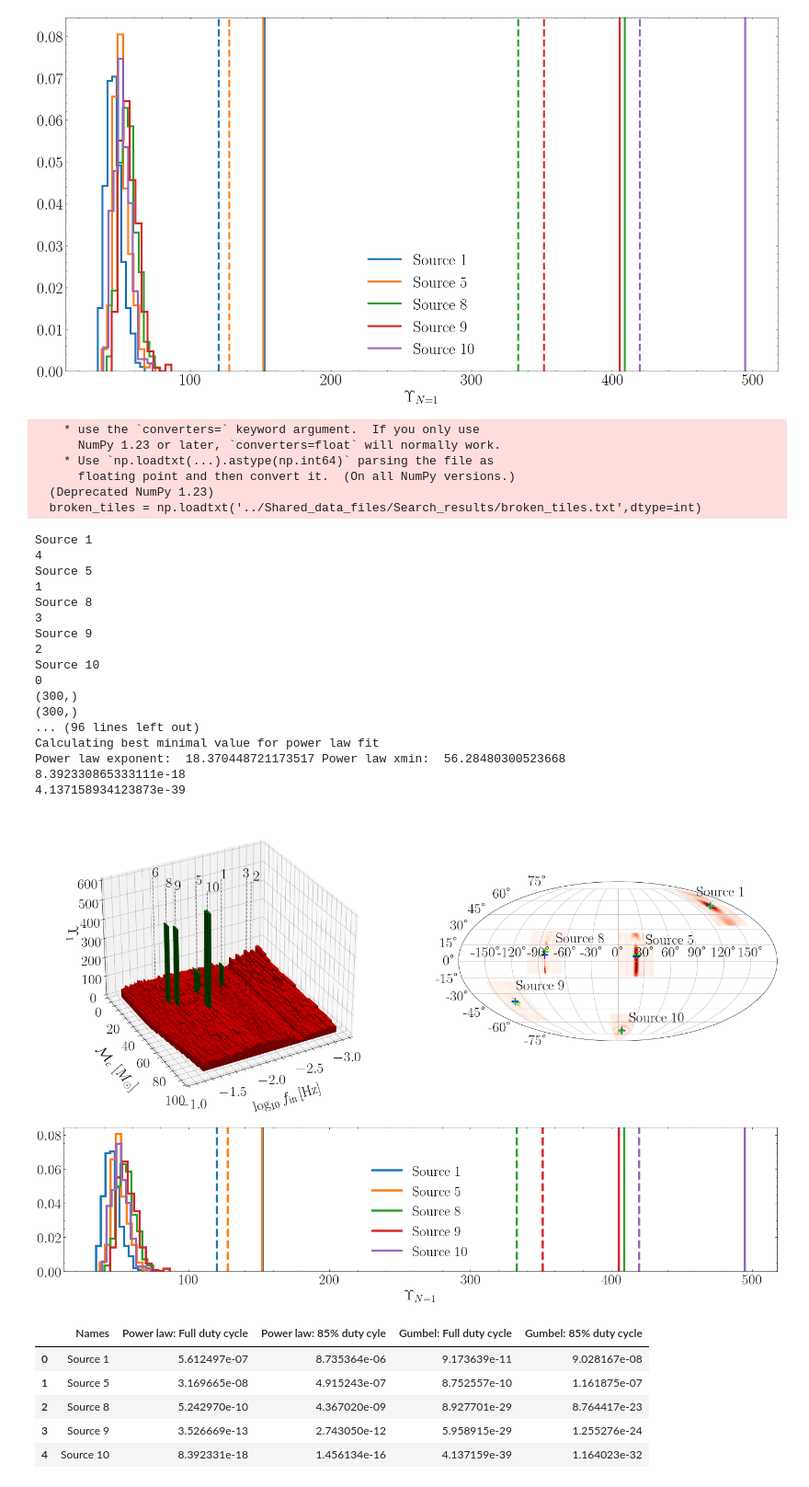
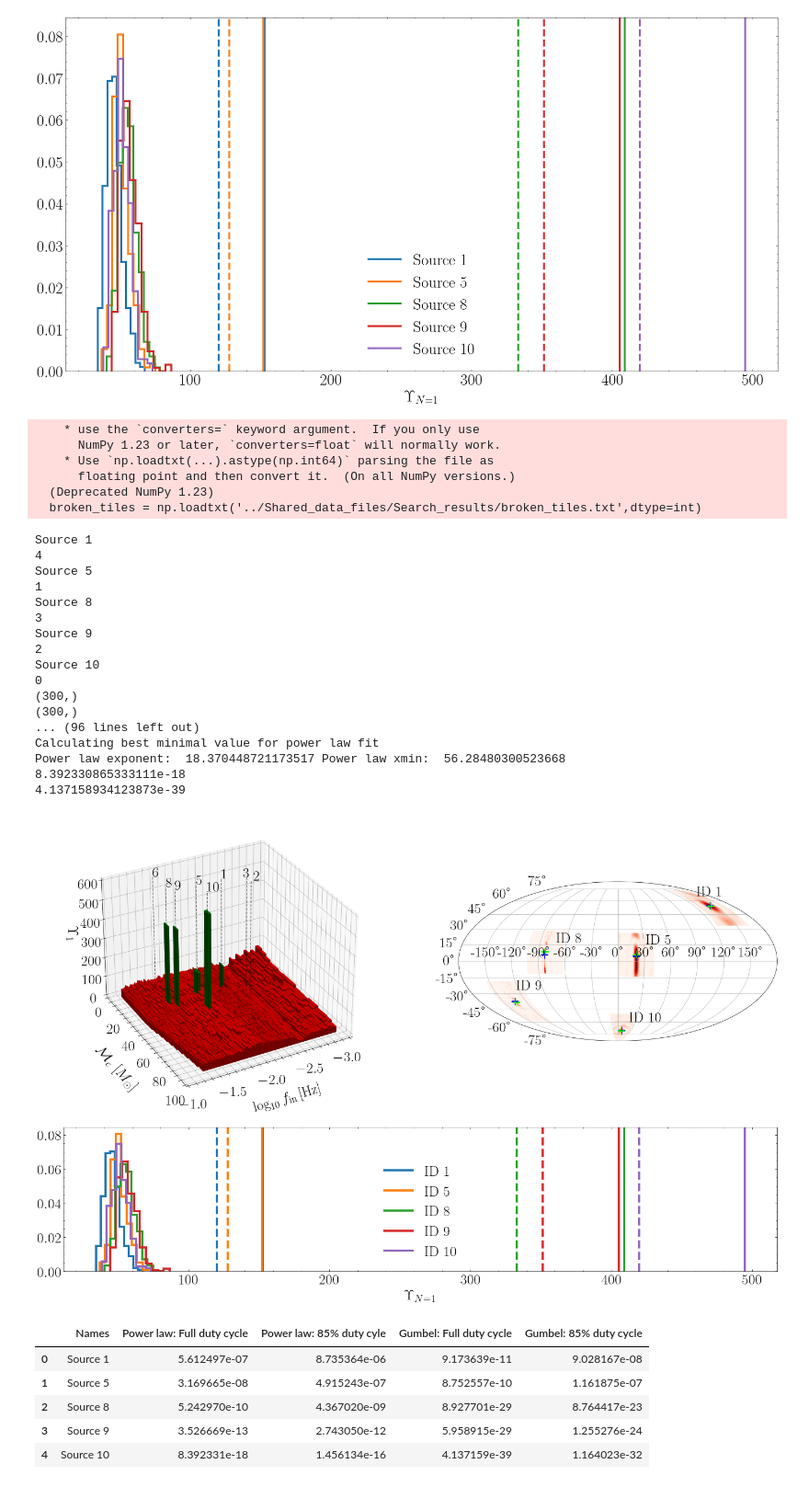
Before and after one commit to dig07/Yorsh-End-to-end-search, a Jupyter notebook: Fig.2/Fig2.ipynb, the cells around one changed output. Shown: that part at 92% size. Drawn from its saved outputs; the diff is of its cells as text; code cells hidden in the pictures.

```diff
--- a/Fig.2/Fig2.ipynb
+++ b/Fig.2/Fig2.ipynb
@@ -413,9 +413,9 @@ for index,sobbh in catalog.iterrows():
 
     # ax0_1.axvline(ecliptic_long_injected-np.pi,ymin = np.min(Y),ymax=np.max(Y),color='b',ls='--',lw=1)
 
+    name_replacement = sobbh['Name'].replace('Source','ID')
 
-
-    ax0_1.text((ecliptic_long_injected-np.pi)+0.2,ecliptic_lat_injected+0.2,sobbh['Name'])
+    ax0_1.text((ecliptic_long_injected-np.pi)+0.2,ecliptic_lat_injected+0.2,name_replacement)
     # plt.xlabel('Ecliptic longitude [rads]')
     # plt.ylabel('Ecliptic latitude [rads]')
     # plt.show()
@@ -506,7 +506,8 @@ for true_index,row in catalog.iterrows():
     index = np.argmin(np.abs(search_results[:,0] - mc))
 
     max_upsilon = search_results[index,-1]
-    ax1.axvline(max_upsilon,lw=3,color=cmap(true_index),label=row['Name'])
+    name_replacement = row['Name'].replace('Source','ID')
+    ax1.axvline(max_upsilon,lw=3,color=cmap(true_index),label=name_replacement)
     # ax1.scatter(max_upsilon,0.06,lw=3,color=cmap(true_index),label=row['Name'],marker="^")
 
     # PREDICTED GAPPED SEARCH STATISTIC
@@ -527,34 +528,34 @@ ax1.legend()
 ax1.set_xlabel(r'$\Upsilon_{N=1}$')
 # ax1.set_ylabel('Number of events')
 plt.tight_layout()
 plt.subplots_adjust(hspace=0.1)
 plt.savefig('Fig_2.pdf')
 plt.show()
 # %% [output]
     * use the `converters=` keyword argument.  If you only use
       NumPy 1.23 or later, `converters=float` will normally work.
     * Use `np.loadtxt(...).astype(np.int64)` parsing the file as
       floating point and then convert it.  (On all NumPy versions.)
   (Deprecated NumPy 1.23)
   broken_tiles = np.loadtxt('../Shared_data_files/Search_results/broken_tiles.txt',dtype=int)
 Source 1
 4
 Source 5
 1
 Source 8
 3
 Source 9
 2
 Source 10
 0
 (300,)
 (300,)
 ... (96 lines left out)
 Calculating best minimal value for power law fit
 Power law exponent:  18.370448721173517 Power law xmin:  56.28480300523668
 8.392330865333111e-18
 4.137158934123873e-39
-[figure, old version]
+[figure, new version]
 # %%
 
 
```
Also changed, not shown: parts of 1 cell of this notebook, 7 other files.
